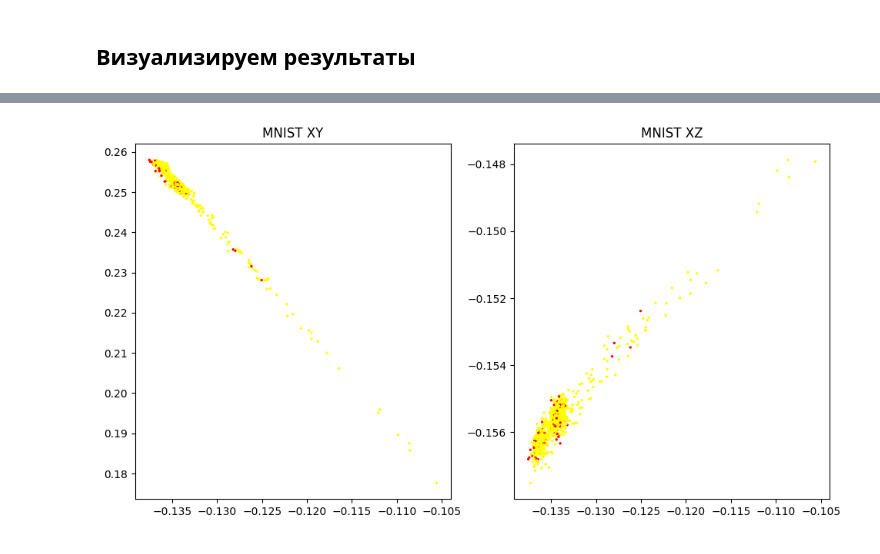
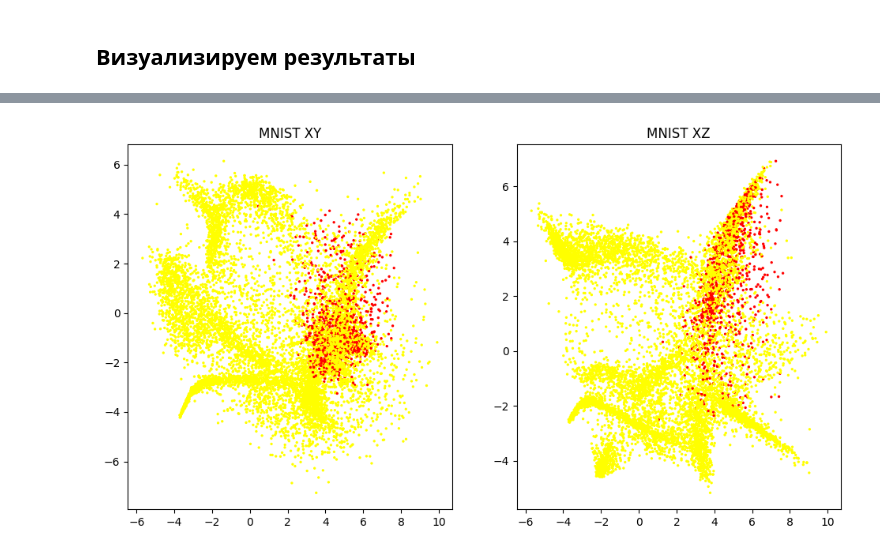
Before and after one commit to kenoma/pytorch-fuzzy, a Jupyter notebook: experiments_anomaly_detection_cvae_mnist_ad.ipynb, the cells around one changed output, grey strips where cells are left out. Cells and saved outputs as stored; diff of their text form; code cells hidden in the pictures.

```diff
--- a/experiments_anomaly_detection_cvae_mnist_ad.ipynb
+++ b/experiments_anomaly_detection_cvae_mnist_ad.ipynb
@@ -23,14 +23,14 @@ from torchinfo import summary
 from matplotlib.colors import ListedColormap
 # %%
 batch_size = 256
-learning_rate_ae = 2e-3
+learning_rate_ae = 1e-3
 #learning_rate_ad = 1e-4
-num_epochs_ae = 15
+num_epochs_ae = 25
 #num_epochs_ad = 100
 latent_dim = 3
 mnist_class_anomaly = 4
 kernels = 8
-fuzzy_rules_count = 16
+fuzzy_rules_count = 32
 
 prefix = f"fuzzy_ad"
 writer = SummaryWriter(f'runs/mnist/{prefix}_{datetime.now().strftime("%Y%m%d-%H%M%S")}')
@@ -340,5 +202,5 @@ class VAE(nn.Module):
 # %%
-model = VAE(latent_dim=latent_dim, fuzzy_rules_count=fuzzy_rules_count, kernels=kernels).to(device)
+model = FAD(latent_dim=latent_dim, fuzzy_rules_count=fuzzy_rules_count, kernels=kernels).to(device)
 
 num_params = sum(p.numel() for p in model.parameters() if p.requires_grad)
 print(f'Number of parameters: {num_params:,}')
@@ -390,9 +262,9 @@ def fuzzy_term_volume_loss(layer):
     return ev#(1 - fz.max(-1).values).abs().mean()#
 # %%
 def get_arate(inp):
-    fz_c, dfz, mu, x_rec = model.forward(inp)
+    fz_c, mu = model.forward(inp)
 
-    return fz_c.max(-1).values.cpu().numpy() #(1 - ssim(x_recon.clamp(0, 1), inp)).cpu().numpy()#xent_continuous_ber((x_recon + 1)/2, (inp + 1)/2).cpu().numpy()# #ssim((inp + 1)/2, (recon_x+1)/2).cpu().numpy() #fz.sum(-1).cpu().numpy()#
+    return fz_c.sum(-1).cpu().numpy() #(1 - ssim(x_recon.clamp(0, 1), inp)).cpu().numpy()#xent_continuous_ber((x_recon + 1)/2, (inp + 1)/2).cpu().numpy()# #ssim((inp + 1)/2, (recon_x+1)/2).cpu().numpy() #fz.sum(-1).cpu().numpy()#
 # %% [markdown]
 ## Train AE
 # %%
@@ -693,8 +563,9 @@ with torch.no_grad():
 #             ax[i, j].axis('off')
 # %%
 def get_arate(inp):
-    fz_с,fz_s, mu, x_recon = model.forward(inp)
-    return (1 - ssim(x_recon, inp)).cpu().numpy()#fz.sum(-1).cpu().numpy() #xent_continuous_ber((x_recon + 1)/2, (inp + 1)/2).cpu().numpy()# #ssim((inp + 1)/2, (recon_x+1)/2).cpu().numpy() #fz.sum(-1).cpu().numpy()#(inp - x_recon).abs().sum(-1).sum(-1).mean(-1).cpu().numpy()#
+    fz, mu = model.forward(inp)
+    x_recon = model.inference(fz)
+    return (1 - ssim(x_recon.clamp(0, 1), inp)).cpu().numpy()#fz.sum(-1).cpu().numpy() #xent_continuous_ber((x_recon + 1)/2, (inp + 1)/2).cpu().numpy()# #ssim((inp + 1)/2, (recon_x+1)/2).cpu().numpy() #fz.sum(-1).cpu().numpy()#(inp - x_recon).abs().sum(-1).sum(-1).mean(-1).cpu().numpy()#
 # %%
 firings_mnist = {}
 firings_mnist['MNIST'] = []
@@ -760,37 +631,37 @@ with torch.no_grad():
 
 
 def show_plot():
-    #centroids = model.encoder.fuzzy[0].get_centroids().detach().cpu().numpy()
+    #centroids = model.fuzzy[0].get_centroids().detach().cpu().numpy()
     embedings = []
     labels_expected = []
     with torch.no_grad():
         for data, target in tqdm(test_loader, desc='Encoding'):
             data = data.view((-1,1,28,28)).to(device)
-            fz_с,fz_s, mu, rec_x = model.forward(data)
+            fz_с, mu = model.forward(data)
             embedings.append(mu.cpu().numpy())
             labels_expected.append((target == mnist_class_anomaly).cpu().numpy())
     embedings = np.concatenate(embedings, axis=0)
     labels_expected = np.concatenate(labels_expected, axis=0)
 
     plt.figure(figsize=(18, 6))
 
     R, C = 1, 3
 
     plt.subplot(R, C, 1)
     plt.title("MNIST XY")
 
     plt.scatter(embedings[:, 0],      embedings[:,  1], c=labels_expected, cmap=binary_cmap, s=2)
     #plt.scatter(centroids[:, 0],      centroids[:, 1], marker='1', c='black', s= 50)
 
     plt.subplot(R, C, 2)
     plt.title("MNIST XZ")
     plt.scatter(embedings[:, 0],      embedings[:,  2], c=labels_expected, cmap=binary_cmap, s=2)
     #plt.scatter(centroids[:, 0],      centroids[:, 2], marker='1', c='black', s= 50)
 
 
 show_plot()
 # %% [output]
-[figure, old version]
+[figure, new version]
 # %%
 def show_item_reconstructio(ind):
     for data, trg in iter(test_loader):
```
Also changed, not shown: parts of 21 cells of this notebook.
